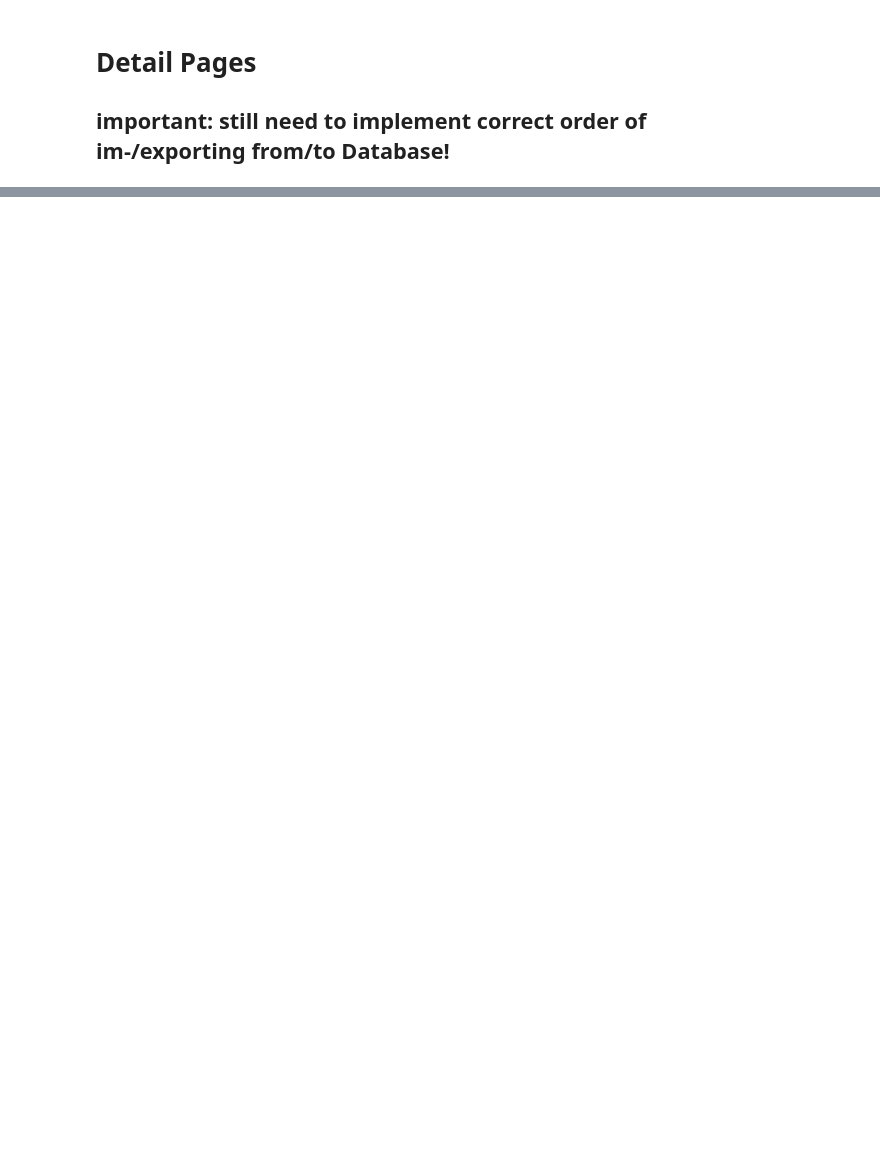
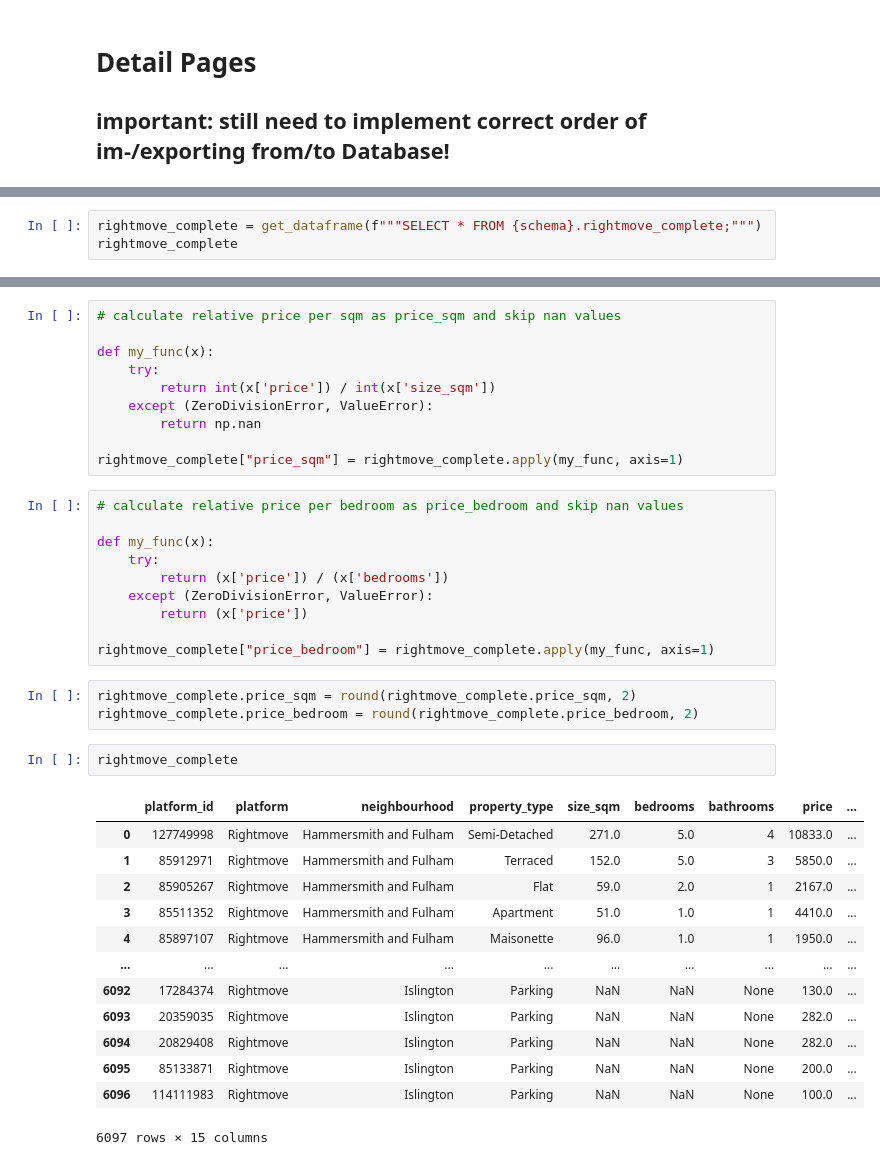
Before and after one commit to capstone-jmrs/capstone-proptech-repo, a Jupyter notebook: rightmove_NEW.ipynb, the cells around one changed output, grey strips where cells are left out. Drawn from its saved outputs; the diff is of its cells as text; blank space fills up the shorter version.

```diff
--- a/rightmove_NEW.ipynb
+++ b/rightmove_NEW.ipynb
@@ -376,0 +548,3 @@ itemDict
+# %%
+rightmove_complete = get_dataframe(f"""SELECT * FROM {schema}.rightmove_complete;""")
+rightmove_complete
@@ -376,0 +573,39 @@ itemDict
+# %%
+# calculate relative price per sqm as price_sqm and skip nan values
+
+def my_func(x):
+    try:
+        return int(x['price']) / int(x['size_sqm'])
+    except (ZeroDivisionError, ValueError):
+        return np.nan
+
+rightmove_complete["price_sqm"] = rightmove_complete.apply(my_func, axis=1)
+# %%
+# calculate relative price per bedroom as price_bedroom and skip nan values
+
+def my_func(x):
+    try:
+        return (x['price']) / (x['bedrooms'])
+    except (ZeroDivisionError, ValueError):
+        return (x['price'])
+
+rightmove_complete["price_bedroom"] = rightmove_complete.apply(my_func, axis=1)
+# %%
+rightmove_complete.price_sqm = round(rightmove_complete.price_sqm, 2)
+rightmove_complete.price_bedroom = round(rightmove_complete.price_bedroom, 2)
+# %%
+rightmove_complete
+# %% [output]
+|  | platform_id | platform | neighbourhood | property_type | size_sqm | bedrooms | bathrooms | price | ... |
+| 0 | 127749998 | Rightmove | Hammersmith and Fulham | Semi-Detached | 271.0 | 5.0 | 4 | 10833.0 | ... |
+| 1 | 85912971 | Rightmove | Hammersmith and Fulham | Terraced | 152.0 | 5.0 | 3 | 5850.0 | ... |
+| 2 | 85905267 | Rightmove | Hammersmith and Fulham | Flat | 59.0 | 2.0 | 1 | 2167.0 | ... |
+| 3 | 85511352 | Rightmove | Hammersmith and Fulham | Apartment | 51.0 | 1.0 | 1 | 4410.0 | ... |
+| 4 | 85897107 | Rightmove | Hammersmith and Fulham | Maisonette | 96.0 | 1.0 | 1 | 1950.0 | ... |
+| ... | ... | ... | ... | ... | ... | ... | ... | ... | ... |
+| 6092 | 17284374 | Rightmove | Islington | Parking | NaN | NaN | None | 130.0 | ... |
+| 6093 | 20359035 | Rightmove | Islington | Parking | NaN | NaN | None | 282.0 | ... |
+| 6094 | 20829408 | Rightmove | Islington | Parking | NaN | NaN | None | 282.0 | ... |
+| 6095 | 85133871 | Rightmove | Islington | Parking | NaN | NaN | None | 200.0 | ... |
+| 6096 | 114111983 | Rightmove | Islington | Parking | NaN | NaN | None | 100.0 | ... |
+6097 rows × 15 columns
```
Also changed, not shown: parts of 26 cells of this notebook.
